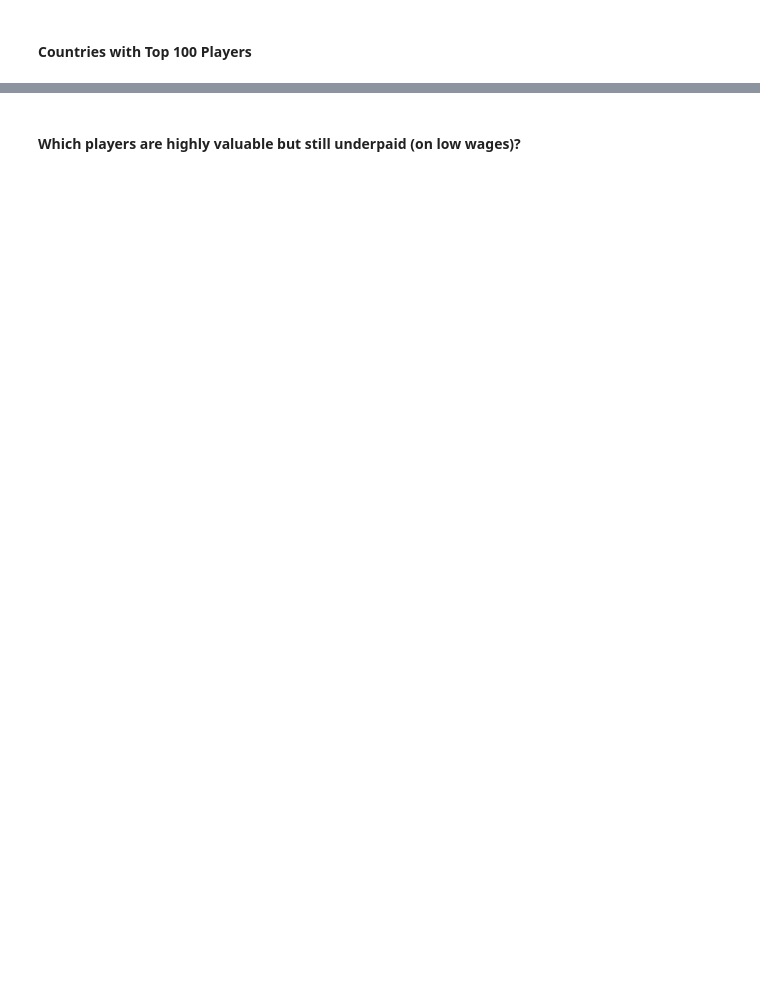
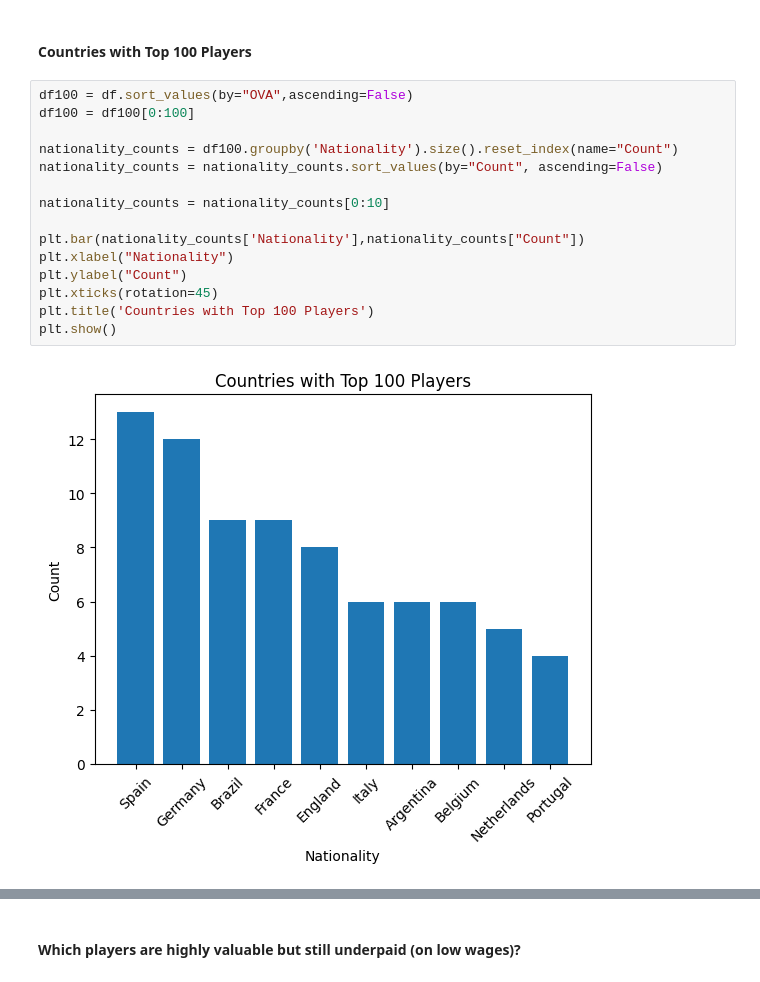
Before and after one commit to tpham16/FIFA-21-Players, a Jupyter notebook: eda.ipynb, the cells around one changed output, grey strips where cells are left out. Saved outputs shown, nothing was run; the diff lists cells and outputs as text; blank space fills up the shorter version.

```diff
--- a/eda.ipynb
+++ b/eda.ipynb
@@ -307,2 +399,19 @@ plt.show()
 # %% [markdown]
 #### Countries with Top 100 Players
+# %%
+df100 = df.sort_values(by="OVA",ascending=False)
+df100 = df100[0:100]
+
+nationality_counts = df100.groupby('Nationality').size().reset_index(name="Count")
+nationality_counts = nationality_counts.sort_values(by="Count", ascending=False)
+
+nationality_counts = nationality_counts[0:10]
+
+plt.bar(nationality_counts['Nationality'],nationality_counts["Count"])
+plt.xlabel("Nationality")
+plt.ylabel("Count")
+plt.xticks(rotation=45)
+plt.title('Countries with Top 100 Players')
+plt.show()
+# %% [output]
+[figure, added]
```
Also changed, not shown: parts of 20 cells of this notebook, 1 other file.
